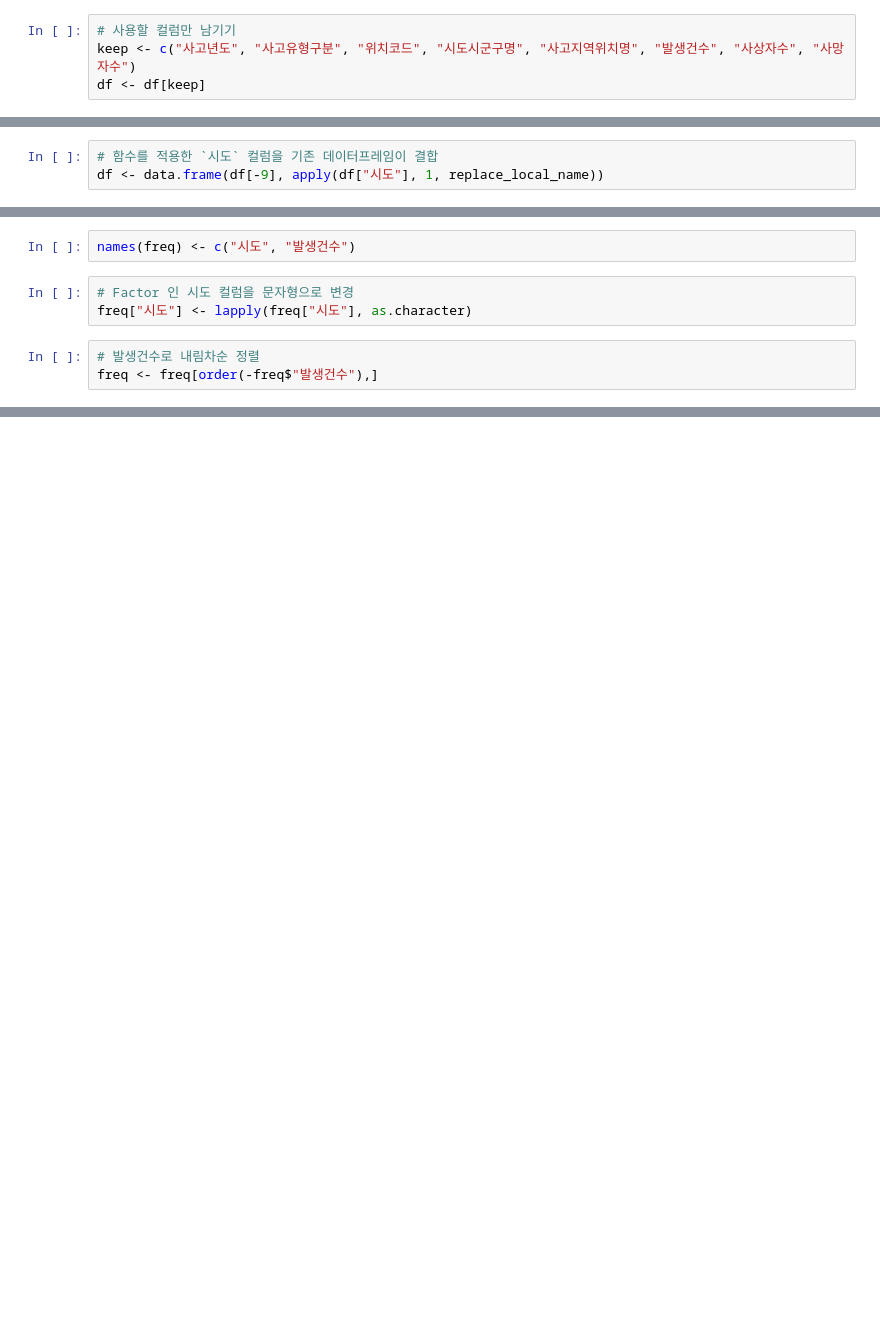
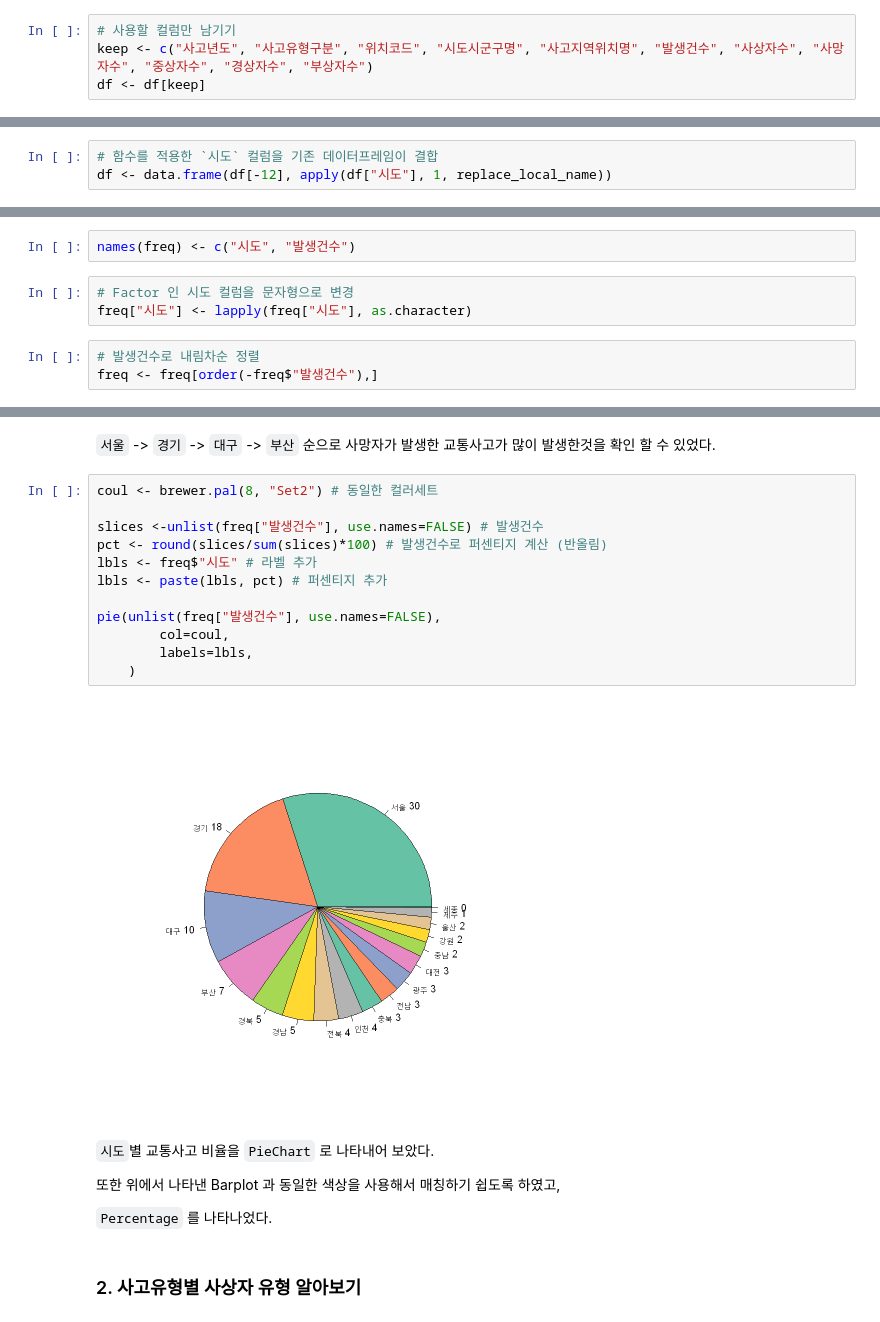
Before and after one commit to 21jun/probability-statistics-programming, a Jupyter notebook: 중간고사.ipynb, the cells around one changed output, grey strips where cells are left out. Drawn from its saved outputs; the diff is of its cells as text; blank space fills up the shorter version.

```diff
--- a/중간고사.ipynb
+++ b/중간고사.ipynb
@@ -147,6 +148,6 @@ str(df)
 # %%
 # 사용할 컬럼만 남기기
-keep <- c("사고년도", "사고유형구분", "위치코드", "시도시군구명", "사고지역위치명", "발생건수", "사상자수", "사망자수")
+keep <- c("사고년도", "사고유형구분", "위치코드", "시도시군구명", "사고지역위치명", "발생건수", "사상자수", "사망자수", "중상자수", "경상자수", "부상자수")
 df <- df[keep]
 # %%
 # 시도시군구명을 분리하여 행정구역을 얻어내자.
@@ -200,6 +202,6 @@ replace_local_name <- function(x) {
 }
 # %%
 # 함수를 적용한 `시도` 컬럼을 기존 데이터프레임이 결합
-df <- data.frame(df[-9], apply(df["시도"], 1, replace_local_name))
+df <- data.frame(df[-12], apply(df["시도"], 1, replace_local_name))
 # %%
 # 변경된 컬럼의 이름을 다시 지정
@@ -240,2 +251,26 @@ barplot(unlist(freq["발생건수"], use.names=FALSE),
 # %% [output]
 [figure]
+# %% [markdown]
+`서울` -> `경기` -> `대구` -> `부산` 순으로 사망자가 발생한 교통사고가 많이 발생한것을 확인 할 수 있었다.
+# %%
+coul <- brewer.pal(8, "Set2") # 동일한 컬러세트
+
+slices <-unlist(freq["발생건수"], use.names=FALSE) # 발생건수
+pct <- round(slices/sum(slices)*100) # 발생건수로 퍼센티지 계산 (반올림)
+lbls <- freq$"시도" # 라벨 추가
+lbls <- paste(lbls, pct) # 퍼센티지 추가
+
+pie(unlist(freq["발생건수"], use.names=FALSE),
+        col=coul,
+        labels=lbls,
+    )
+# %% [output]
+[figure, added]
+# %% [markdown]
+`시도`별 교통사고 비율을 `PieChart` 로 나타내어 보았다.
+
+또한 위에서 나타낸 Barplot 과 동일한 색상을 사용해서 매칭하기 쉽도록 하였고,
+
+`Percentage` 를 나타나었다.
+# %% [markdown]
+### 2. 사고유형별 사상자 유형 알아보기
```
Also changed, not shown: parts of 36 cells of this notebook, 1 other file.
